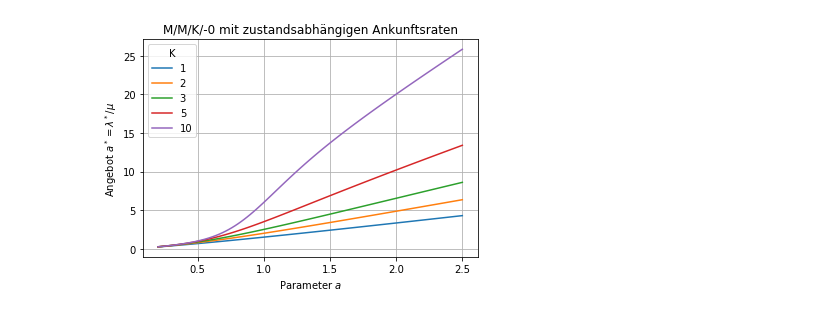
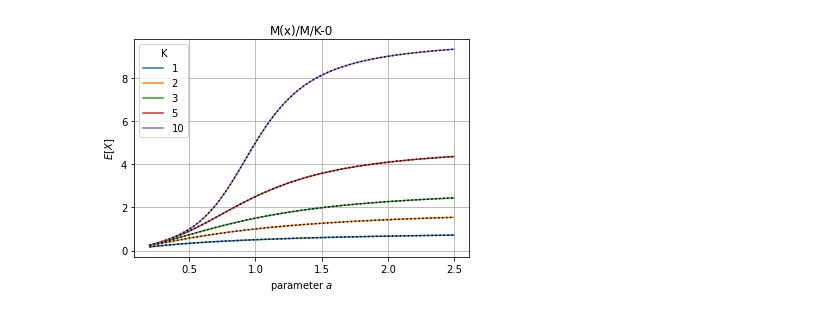
Before and after one commit to hossfeld/performance-modeling, a Jupyter notebook: chapter3_stochasticProcesses/ch3-5-MMn_stateDependentArrivalRates.ipynb, the cells around one changed output. Drawn from its saved outputs; the diff is of its cells as text; code cells hidden in the pictures.

```diff
--- a/chapter3_stochasticProcesses/ch3-5-MMn_stateDependentArrivalRates.ipynb
+++ b/chapter3_stochasticProcesses/ch3-5-MMn_stateDependentArrivalRates.ipynb
@@ -71,16 +140,25 @@ pB=0.0500 für a=0.5 und K=5
 # %%
+# Little's Law
+def EX(L, a=1, K=10):
+    mu = L/a
+    return (1-pb(a=a, K=K)) * EL(L, a=a, K=K)/mu
+
+# Alternatively
+def EX2(a=1, K=10):
+    i = np.arange(K+1)
+    return [(i*thea**i*x0(a=thea,K=K)).sum() for thea in a]
+
 a = np.linspace(0.2, 2.5, 100)
 
 for k in (1, 2, 3, 5, 10):
     lam = 1
-    mu = lam/a
-    astar = EL(lam, a=a, K=k)/mu
-    plt.plot(a, astar,label=k)
+    plt.plot(a, EX(lam, a=a, K=k) ,label=k)
+    plt.plot(a, EX2(a=a, K=k) , 'k:')
 
-plt.grid()
-plt.xlabel('Parameter $a$')
-plt.ylabel('Angebot $a^*=\lambda^*/\mu$')
+plt.grid(which='major')
+plt.xlabel('parameter $a$')
+plt.ylabel('$E[X]$')
 plt.legend(title='K');
-plt.title('M/M/K/-0 mit zustandsabhängigen Ankunftsraten');
+plt.title('M(x)/M/K-0');
 # %% [output]
-[figure, old version]
+[figure, new version]
```
Also changed, not shown: parts of 11 cells of this notebook, 1 other file.
